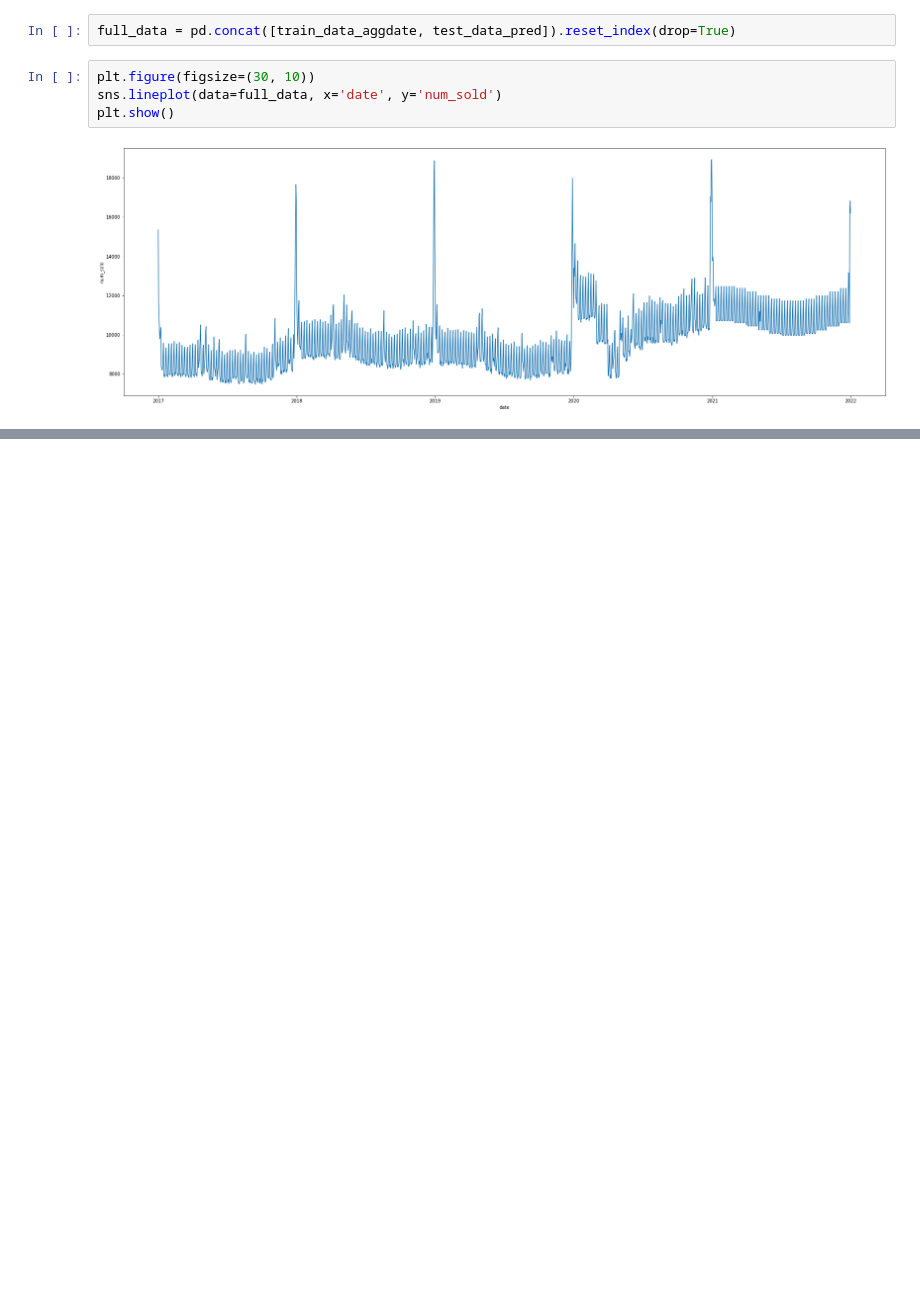
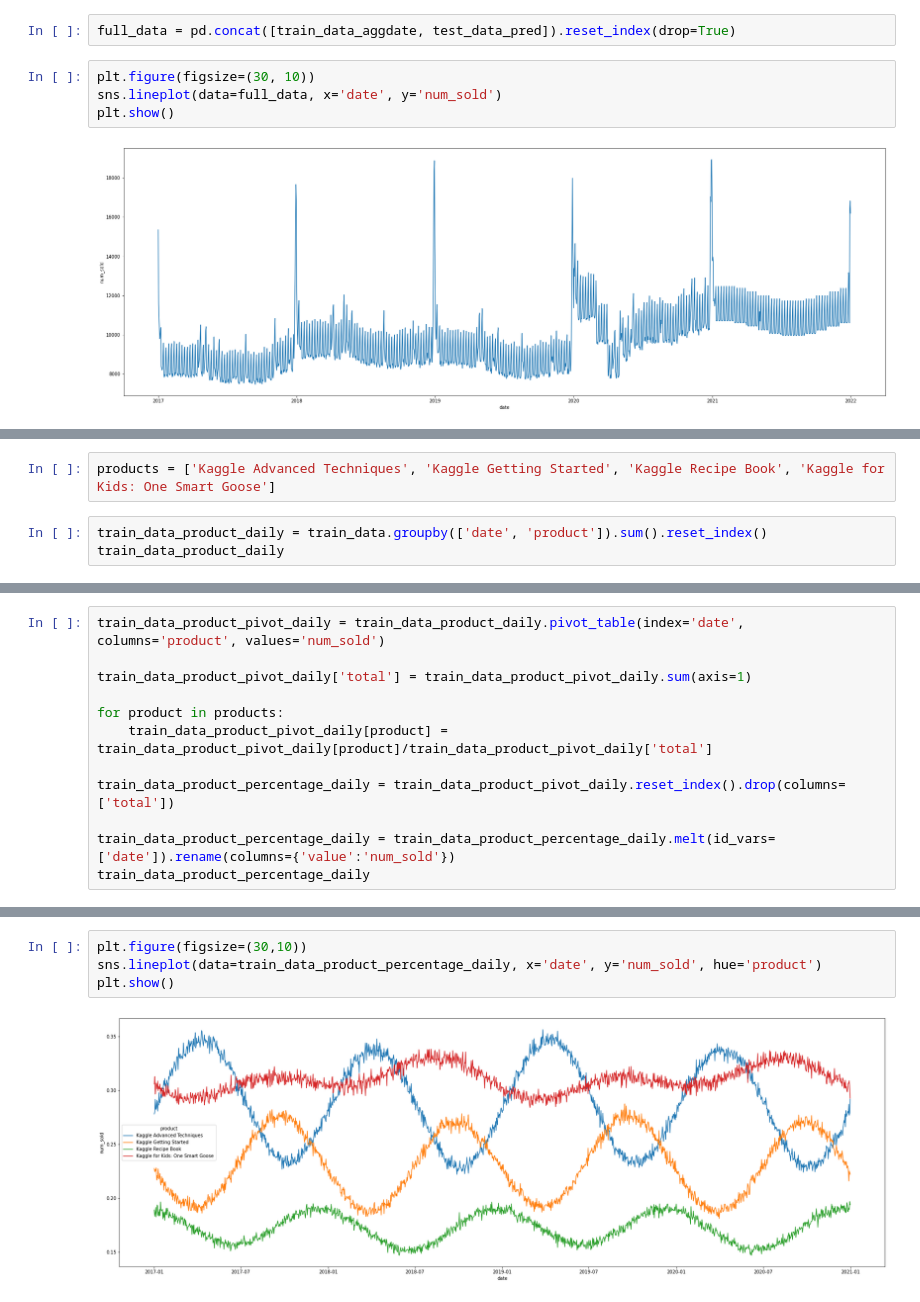
Before and after one commit to macorony/Machine_Learning_Playground, a Jupyter notebook: tps-sep-2022-linear-model.ipynb, the cells around one changed output, grey strips where cells are left out. Drawn from its saved outputs; the diff is of its cells as text; blank space fills up the shorter version.

Commit message:
Kaggle Notebook | TPS-SEP-2022-Linear Model | Version 2

```diff
--- a/tps-sep-2022-linear-model.ipynb
+++ b/tps-sep-2022-linear-model.ipynb
@@ -153,0 +130,5 @@ plt.show()
+# %%
+products = ['Kaggle Advanced Techniques', 'Kaggle Getting Started', 'Kaggle Recipe Book', 'Kaggle for Kids: One Smart Goose']
+# %%
+train_data_product_daily = train_data.groupby(['date', 'product']).sum().reset_index()
+train_data_product_daily
@@ -153,0 +149,12 @@ plt.show()
+# %%
+train_data_product_pivot_daily = train_data_product_daily.pivot_table(index='date', columns='product', values='num_sold')
+
+train_data_product_pivot_daily['total'] = train_data_product_pivot_daily.sum(axis=1)
+
+for product in products:
+    train_data_product_pivot_daily[product] = train_data_product_pivot_daily[product]/train_data_product_pivot_daily['total']
+
+train_data_product_percentage_daily = train_data_product_pivot_daily.reset_index().drop(columns=['total'])
+
+train_data_product_percentage_daily = train_data_product_percentage_daily.melt(id_vars=['date']).rename(columns={'value':'num_sold'})
+train_data_product_percentage_daily
@@ -153,0 +175,6 @@ plt.show()
+# %%
+plt.figure(figsize=(30,10))
+sns.lineplot(data=train_data_product_percentage_daily, x='date', y='num_sold', hue='product')
+plt.show()
+# %% [output]
+[figure, added]
```
Also changed, not shown: parts of 32 cells of this notebook.
